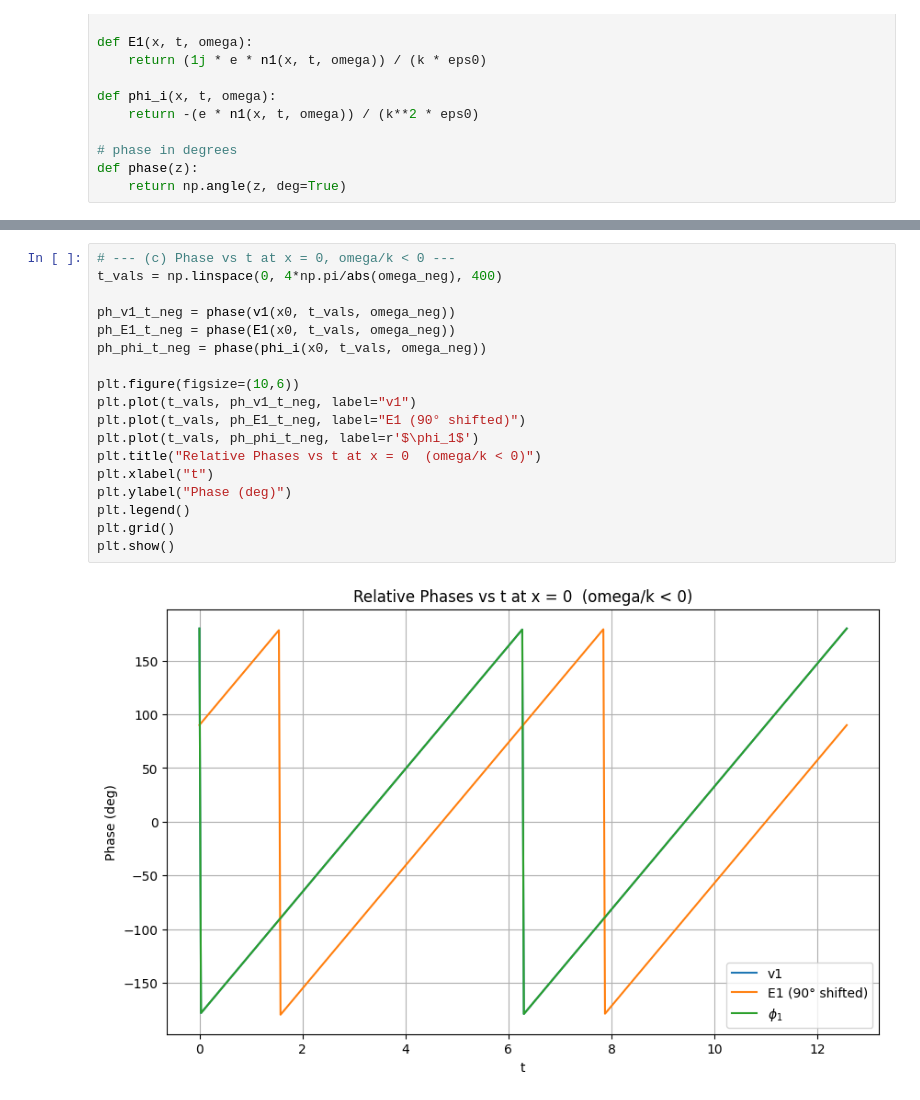
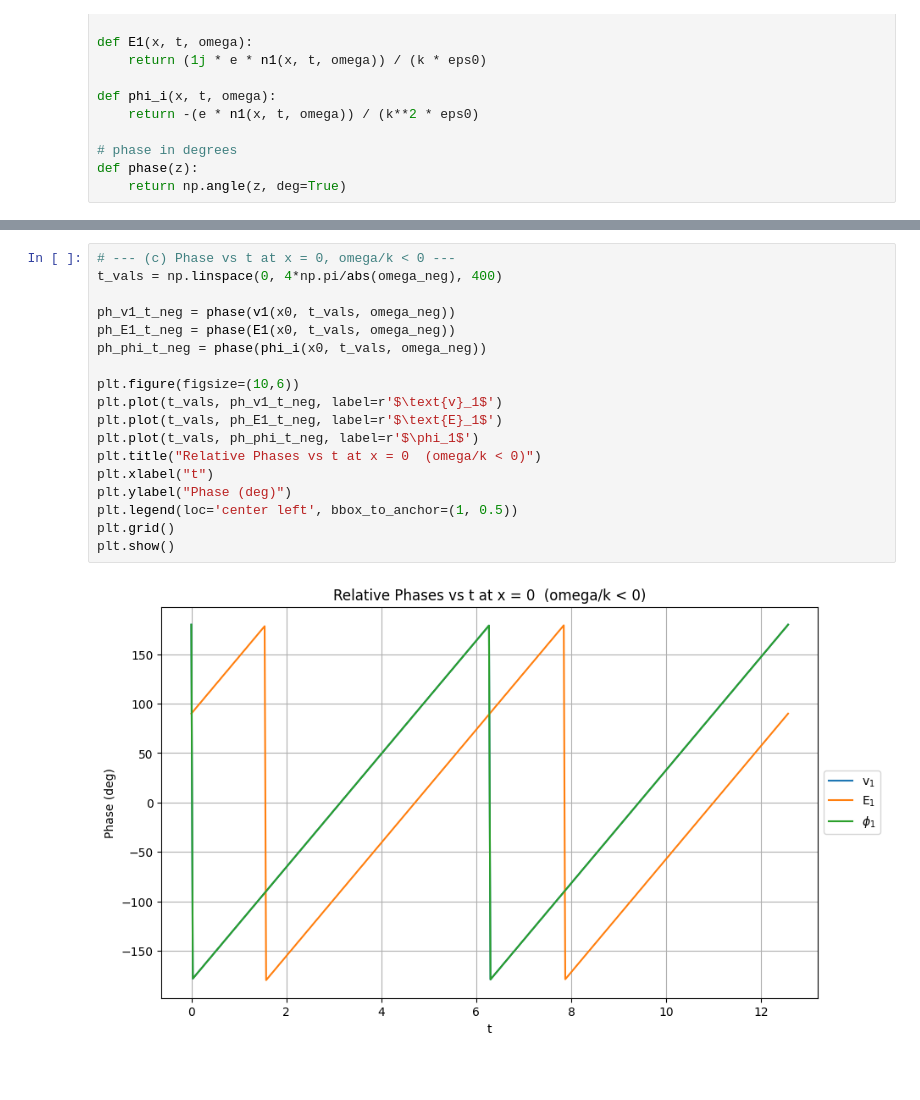
Before and after one commit to lunarswirls/coursework, a Jupyter notebook: chen_4-3.ipynb, the cells around one changed output, grey strips where cells are left out. Cells and saved outputs as stored; diff of their text form; blank space fills up the shorter version.

```diff
--- a/chen_4-3.ipynb
+++ b/chen_4-3.ipynb
@@ -146,20 +146,20 @@ plt.show()
 # %%
 # --- (c) Phase vs t at x = 0, omega/k < 0 ---
 t_vals = np.linspace(0, 4*np.pi/abs(omega_neg), 400)
 
 ph_v1_t_neg = phase(v1(x0, t_vals, omega_neg))
 ph_E1_t_neg = phase(E1(x0, t_vals, omega_neg))
 ph_phi_t_neg = phase(phi_i(x0, t_vals, omega_neg))
 
 plt.figure(figsize=(10,6))
-plt.plot(t_vals, ph_v1_t_neg, label="v1")
-plt.plot(t_vals, ph_E1_t_neg, label="E1 (90° shifted)")
+plt.plot(t_vals, ph_v1_t_neg, label=r'$\text{v}_1$')
+plt.plot(t_vals, ph_E1_t_neg, label=r'$\text{E}_1$')
 plt.plot(t_vals, ph_phi_t_neg, label=r'$\phi_1$')
 plt.title("Relative Phases vs t at x = 0  (omega/k < 0)")
 plt.xlabel("t")
 plt.ylabel("Phase (deg)")
-plt.legend()
+plt.legend(loc='center left', bbox_to_anchor=(1, 0.5))
 plt.grid()
 plt.show()
 # %% [output]
-[figure, old version]
+[figure, new version]
```
Also changed, not shown: parts of 5 cells of this notebook.
